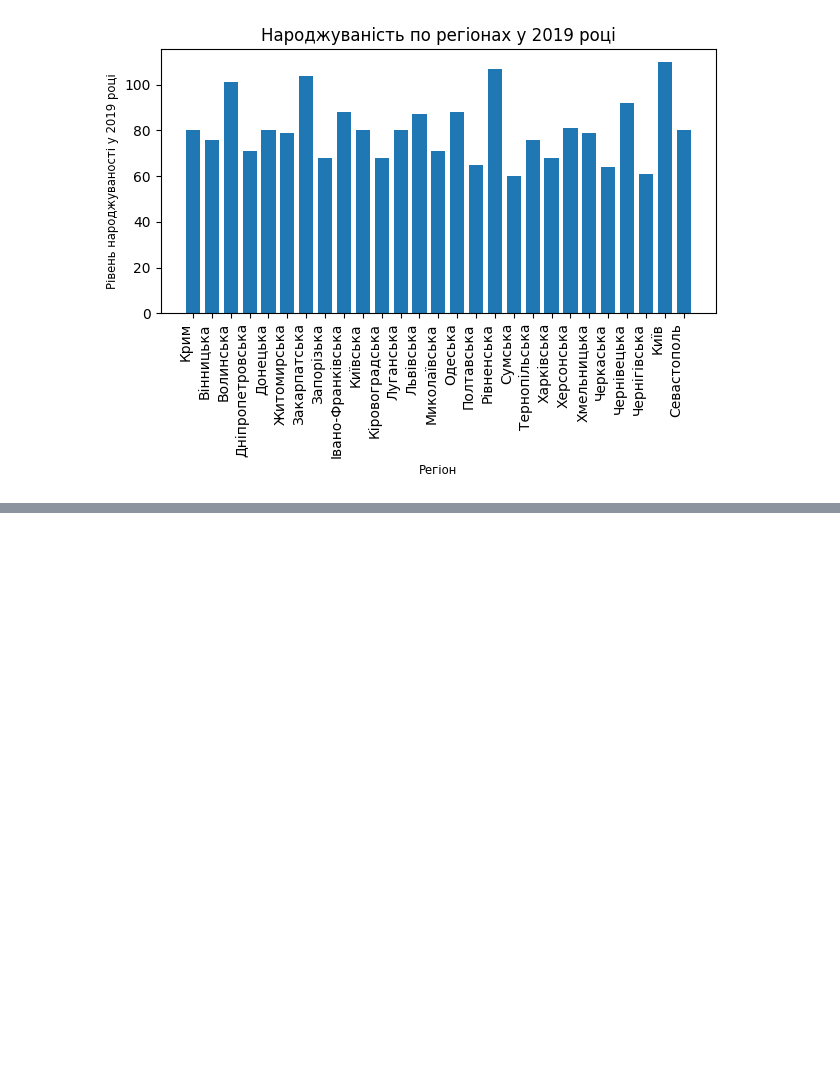
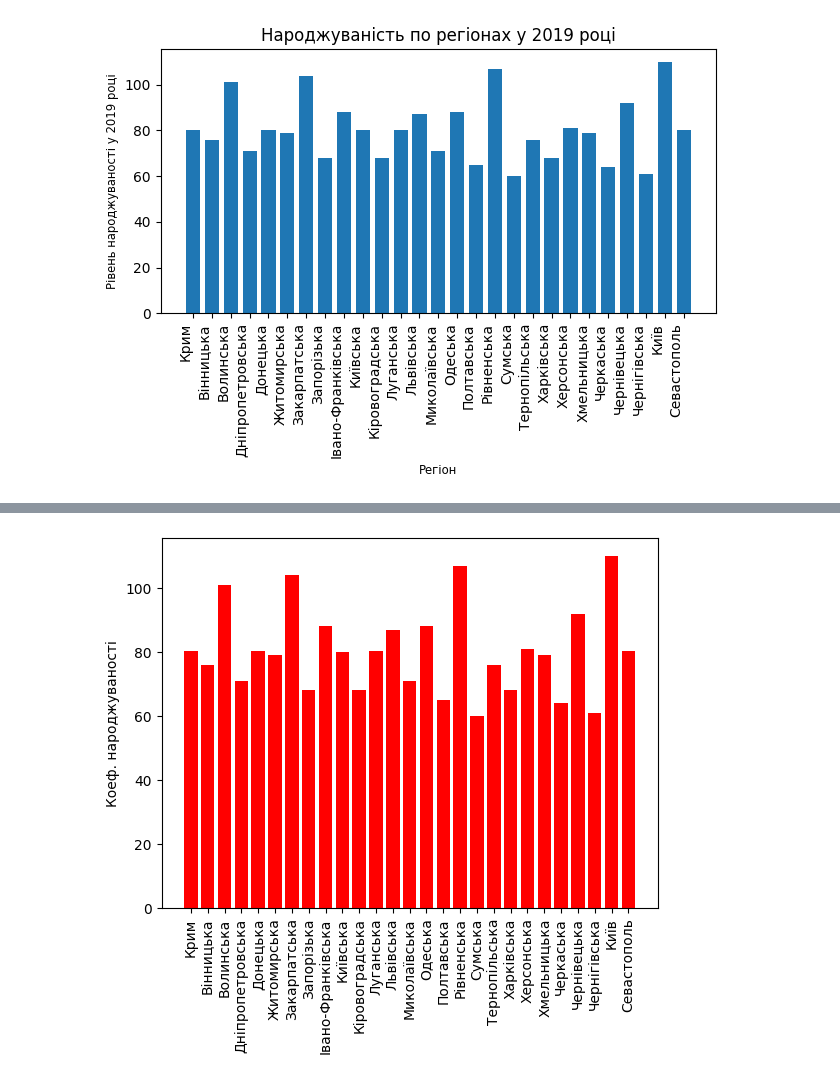
Before and after one commit to dCrowb/Python_DS_HW_2, a Jupyter notebook: Hw2.1.ipynb, the cells around one changed output, grey strips where cells are left out. Saved outputs shown, nothing was run; the diff lists cells and outputs as text; code cells hidden in the pictures; blank space fills up the shorter version.

```diff
--- a/Hw2.1.ipynb
+++ b/Hw2.1.ipynb
@@ -158,0 +179,7 @@ plt.show()
+# %%
+plt.bar(data_frame['Регіон'],data_frame['2019'], color='r')
+plt.xticks(rotation=90)
+plt.ylabel('Коеф. народжуваності')
+plt.show()
+# %% [output]
+[figure, added]
```
Also changed, not shown: parts of 3 cells of this notebook, 2 other files.
